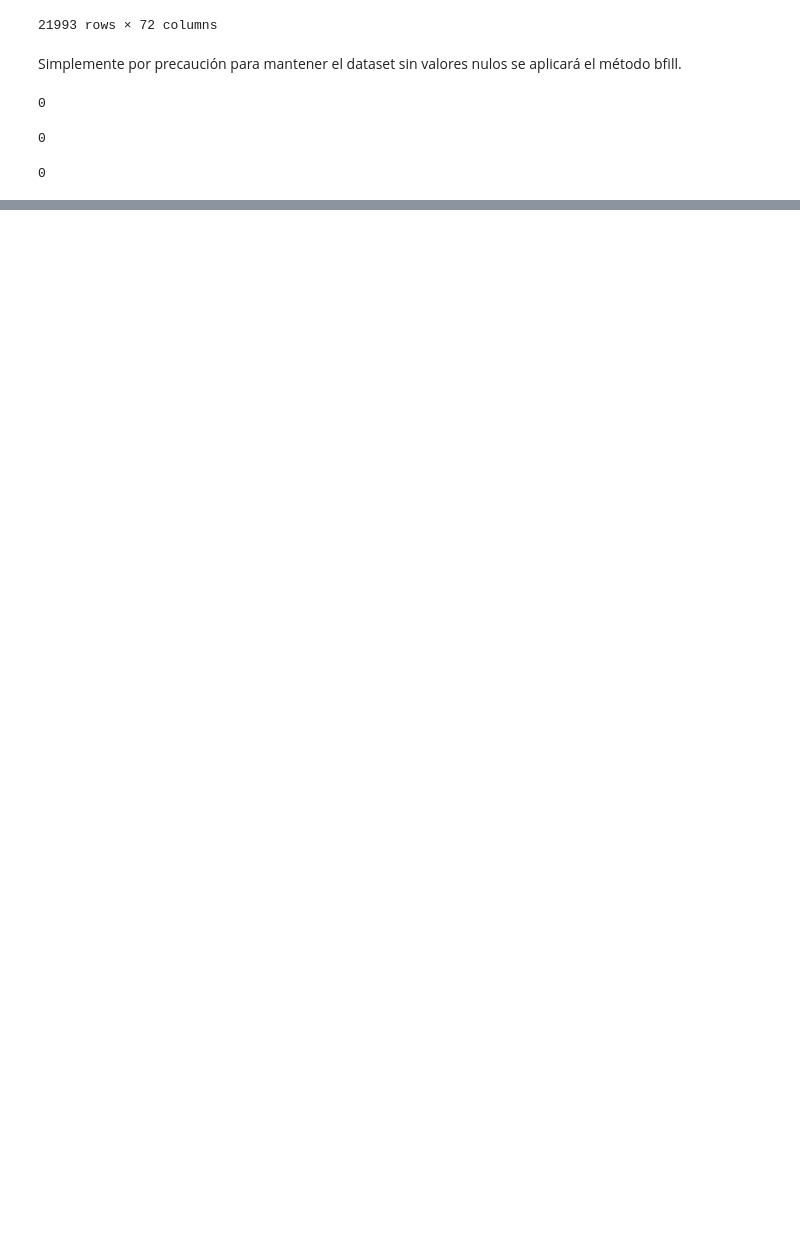
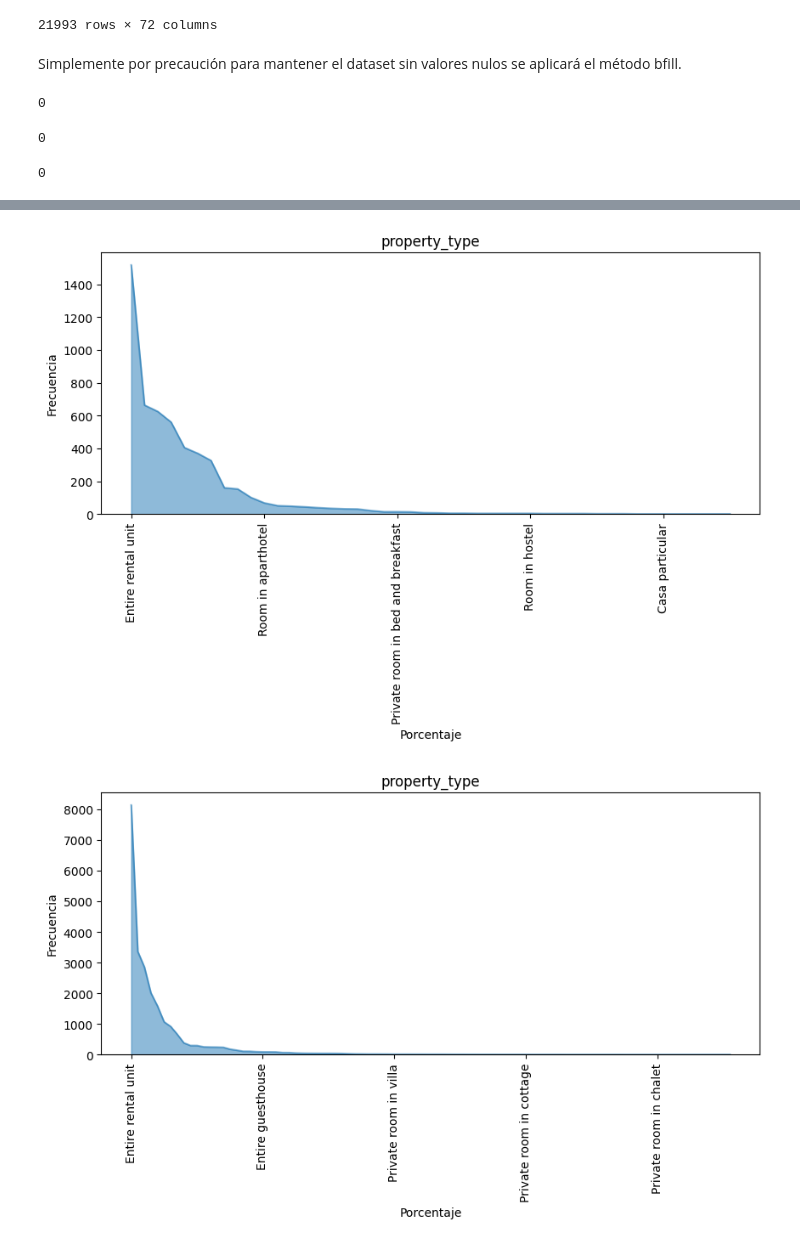
Before and after one commit to SaulFdz24/Evaluacion, a Jupyter notebook: Actividad_5(Evaluacion).ipynb, the cells around one changed output, grey strips where cells are left out. Drawn from its saved outputs; the diff is of its cells as text; code cells hidden in the pictures; blank space fills up the shorter version.

```diff
--- a/Actividad_5(Evaluacion).ipynb
+++ b/Actividad_5(Evaluacion).ipynb
@@ -379,0 +687,13 @@ filtro10_gir = df_3[(df_3['host_response_time'] == 'within an hour')]
+# %%
+datasets = [tabla3_cal_index,tabla3_Df_index,tabla3_gir_index]
+
+for i in datasets:
+  i['frequency'].plot(kind='area', figsize=(10,4),alpha = 0.5)
+  plt.title('property_type')
+  plt.xlabel('Porcentaje')
+  plt.xticks(rotation = 90)
+  plt.ylabel('Frecuencia')
+  plt.show()
+# %% [output]
+[figure, added]
+[figure, added]
```
Also changed, not shown: parts of 16 cells of this notebook.
